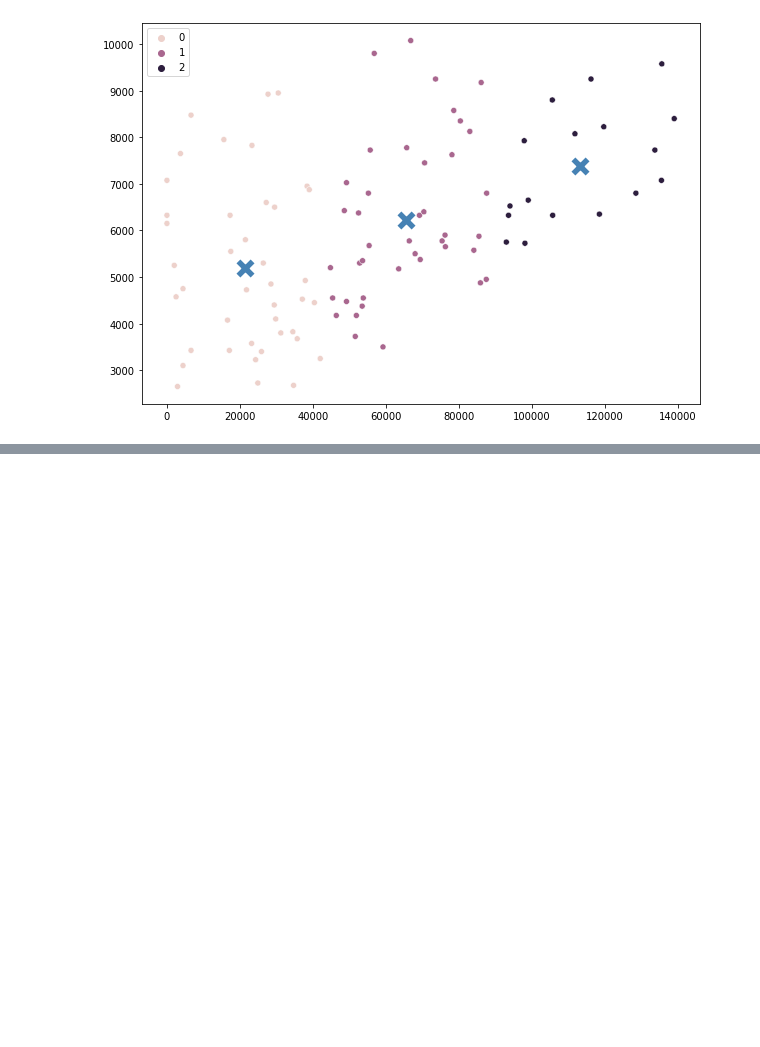
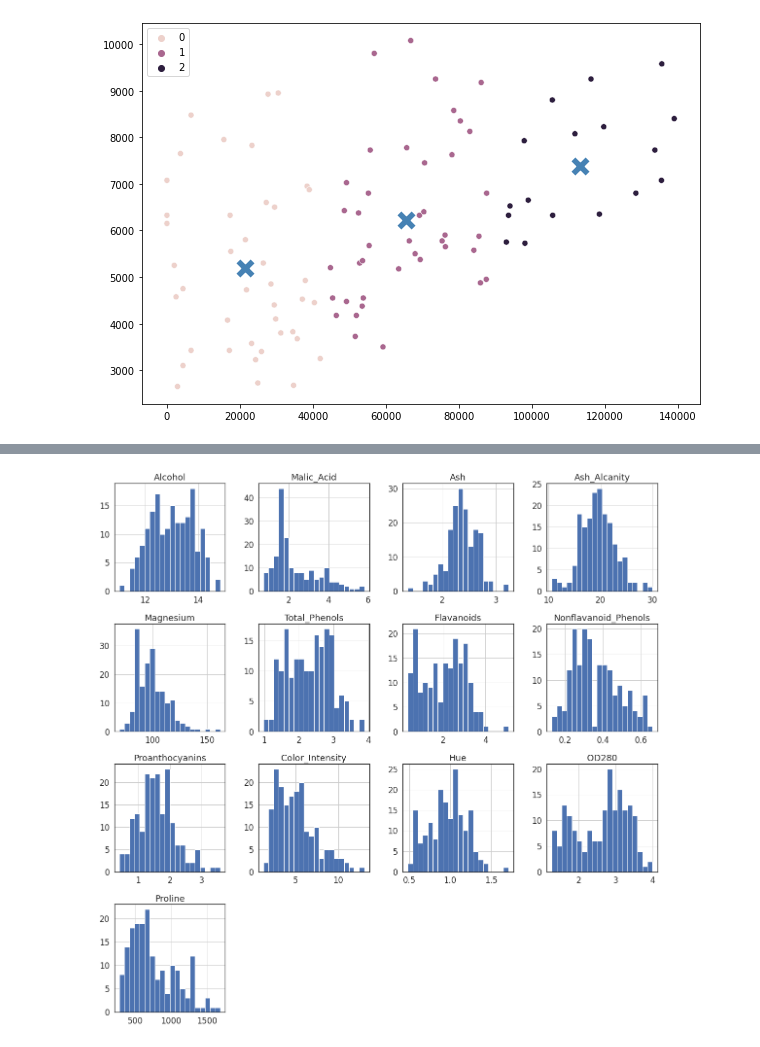
Before and after one commit to AngelicaDC/BEDUpython, a Jupyter notebook: ML/kmeans.ipynb, the cells around one changed output, grey strips where cells are left out. Cells and saved outputs as stored; diff of their text form; code cells hidden in the pictures; blank space fills up the shorter version.

```diff
--- a/ML/kmeans.ipynb
+++ b/ML/kmeans.ipynb
@@ -112,0 +176,2 @@ sns.scatterplot(kmeans.cluster_centers_[:,0],kmeans.cluster_centers_[:,1],
+# %%
+red_wine= pd.read_csv("red-red-wine.csv")
@@ -112,0 +206,6 @@ sns.scatterplot(kmeans.cluster_centers_[:,0],kmeans.cluster_centers_[:,1],
+# %%
+#histograma tipo facet.grud para todas las variables
+sns.set(style="white", font_scale=1.5, rc={"figure.figsize":(20,20)})
+ax=red_wine.hist(bins=20)
+# %% [output]
+[figure, added]
```
Also changed, not shown: parts of 17 cells of this notebook.
